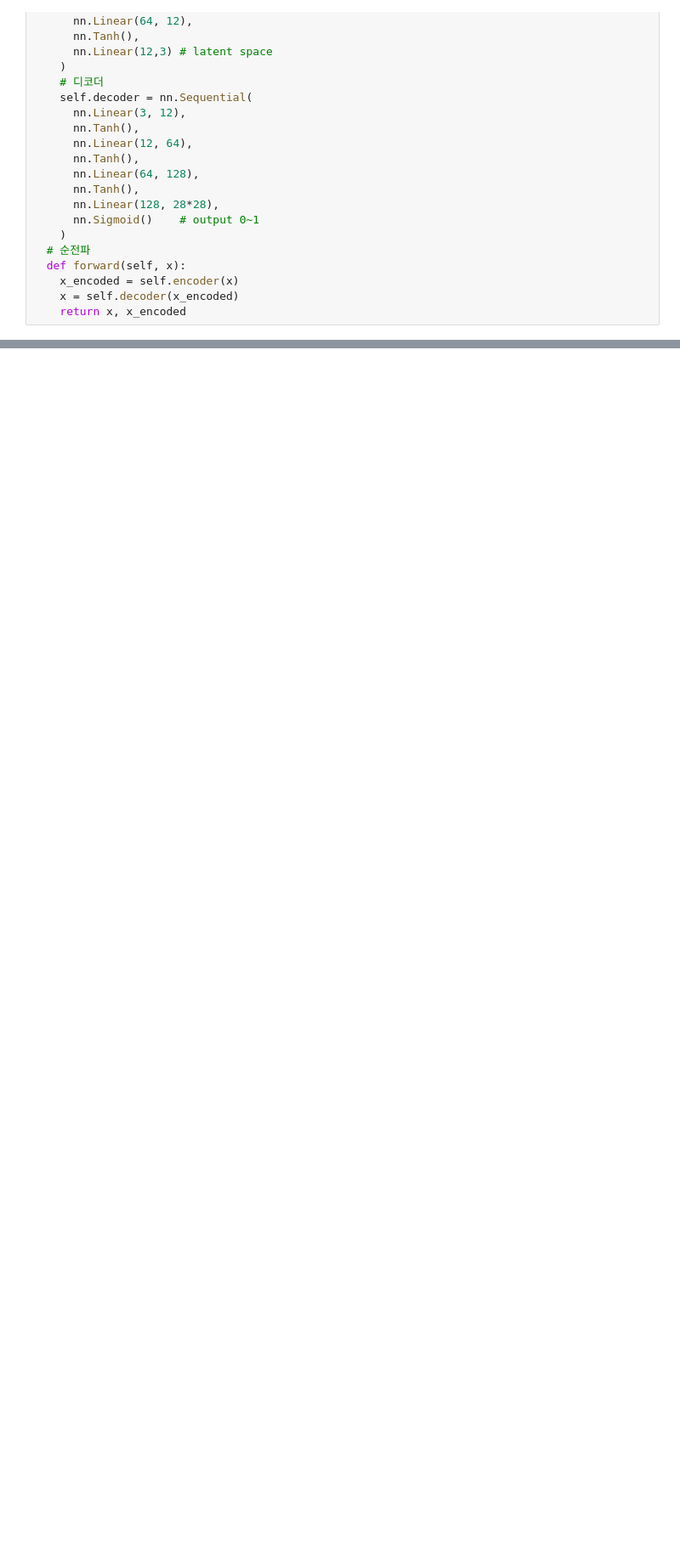
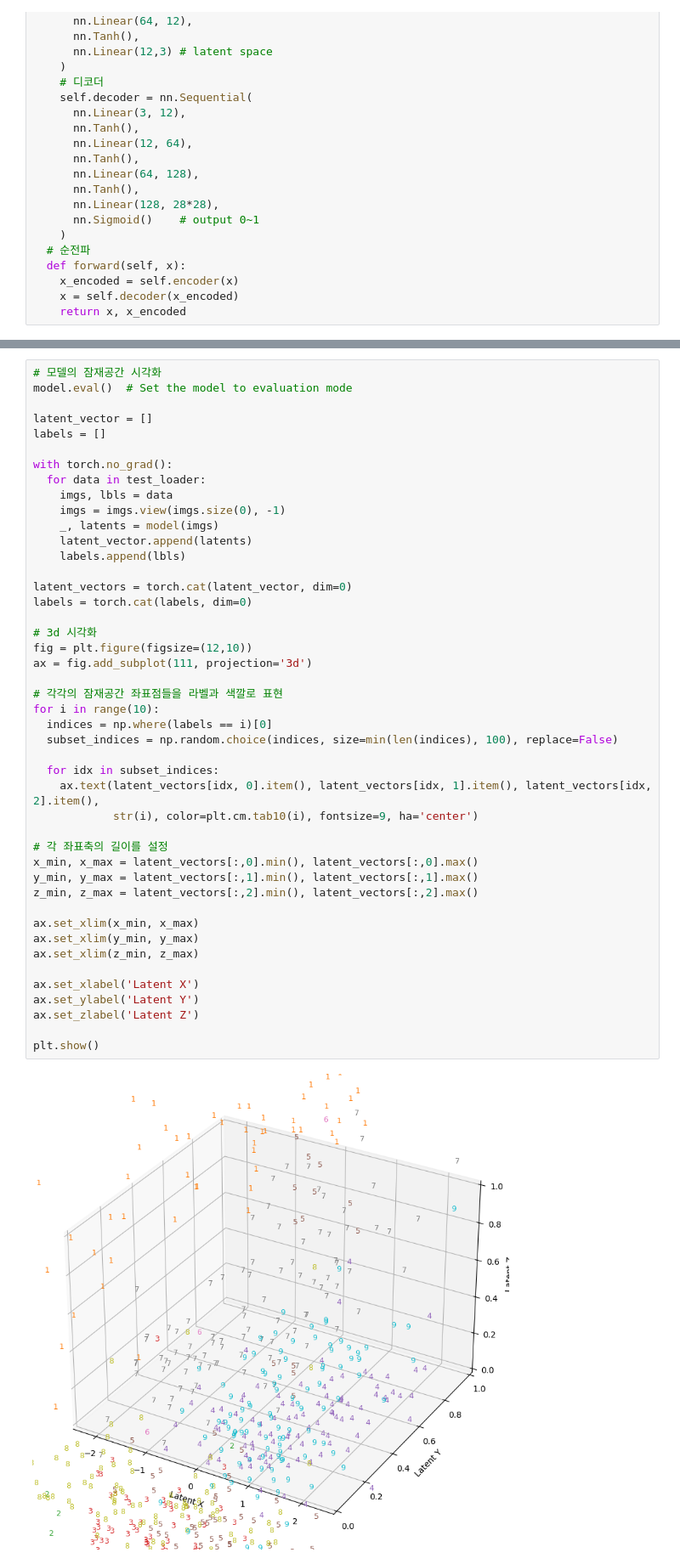
Before and after one commit to woohwan/torch-practice-2024, a Jupyter notebook: autoencoder/minist_autoencoder.ipynb, the cells around one changed output, grey strips where cells are left out. Shown: that part at 85% size. Cells and saved outputs as stored; diff of their text form; blank space fills up the shorter version.

```diff
--- a/autoencoder/minist_autoencoder.ipynb
+++ b/autoencoder/minist_autoencoder.ipynb
@@ -67,0 +156,47 @@ Transform: Compose(
+# %%
+# 모델의 잠재공간 시각화
+model.eval()  # Set the model to evaluation mode
+
+latent_vector = []
+labels = []
+
+with torch.no_grad():
+  for data in test_loader:
+    imgs, lbls = data
+    imgs = imgs.view(imgs.size(0), -1)
+    _, latents = model(imgs)
+    latent_vector.append(latents)
+    labels.append(lbls)
+
+latent_vectors = torch.cat(latent_vector, dim=0)
+labels = torch.cat(labels, dim=0)
+
+# 3d 시각화
+fig = plt.figure(figsize=(12,10))
+ax = fig.add_subplot(111, projection='3d')
+
+# 각각의 잠재공간 좌표점들을 라벨과 색깔로 표현
+for i in range(10):
+  indices = np.where(labels == i)[0]
+  subset_indices = np.random.choice(indices, size=min(len(indices), 100), replace=False)
+
+  for idx in subset_indices:
+    ax.text(latent_vectors[idx, 0].item(), latent_vectors[idx, 1].item(), latent_vectors[idx, 2].item(),
+            str(i), color=plt.cm.tab10(i), fontsize=9, ha='center')
+
+# 각 좌표축의 길이를 설정
+x_min, x_max = latent_vectors[:,0].min(), latent_vectors[:,0].max()
+y_min, y_max = latent_vectors[:,1].min(), latent_vectors[:,1].max()
+z_min, z_max = latent_vectors[:,2].min(), latent_vectors[:,2].max()
+
+ax.set_xlim(x_min, x_max)
+ax.set_xlim(y_min, y_max)
+ax.set_xlim(z_min, z_max)
+
+ax.set_xlabel('Latent X')
+ax.set_ylabel('Latent Y')
+ax.set_zlabel('Latent Z')
+
+plt.show()
+# %% [output]
+[figure, added]
```
Also changed, not shown: parts of 7 cells of this notebook.
